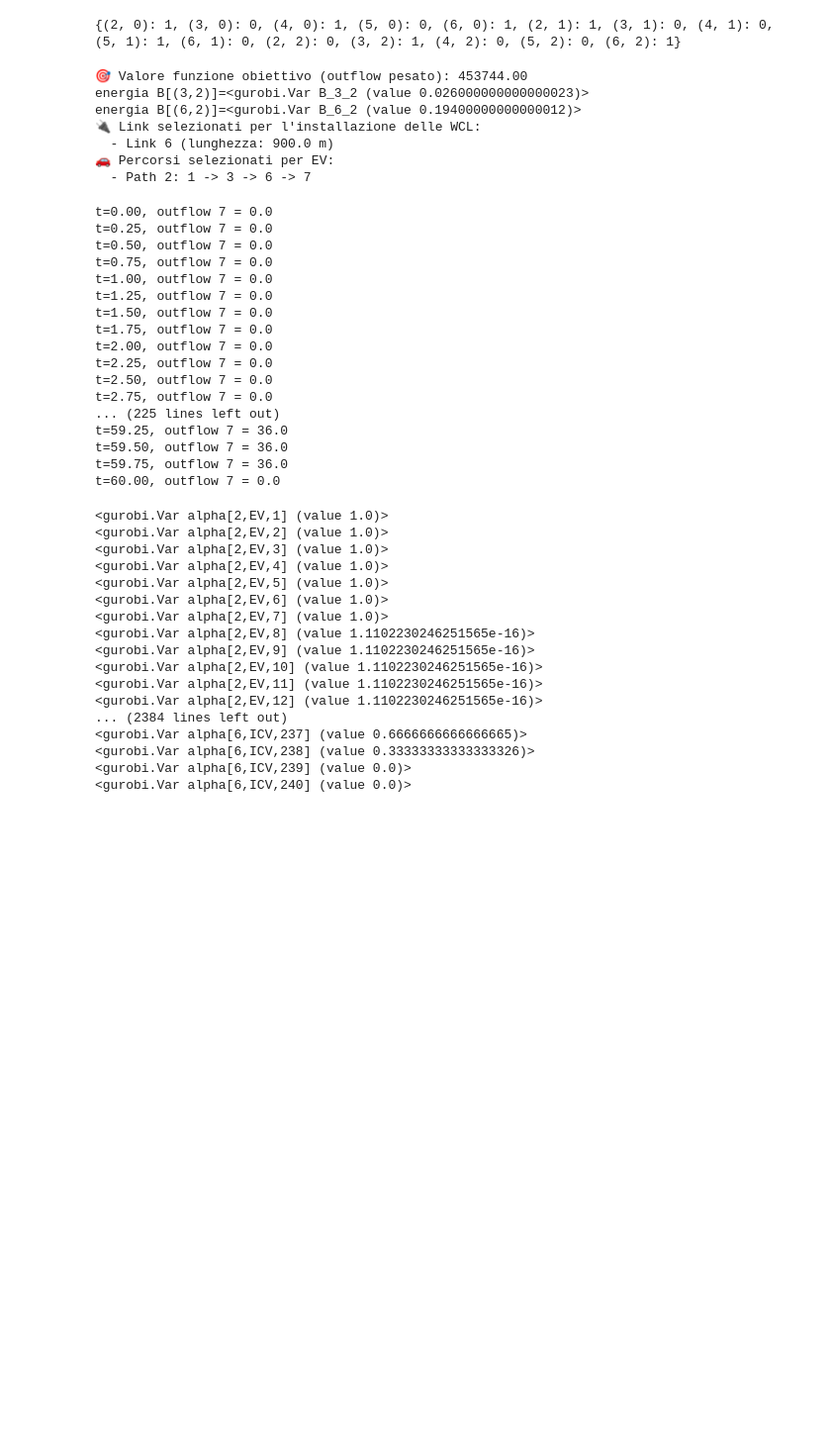
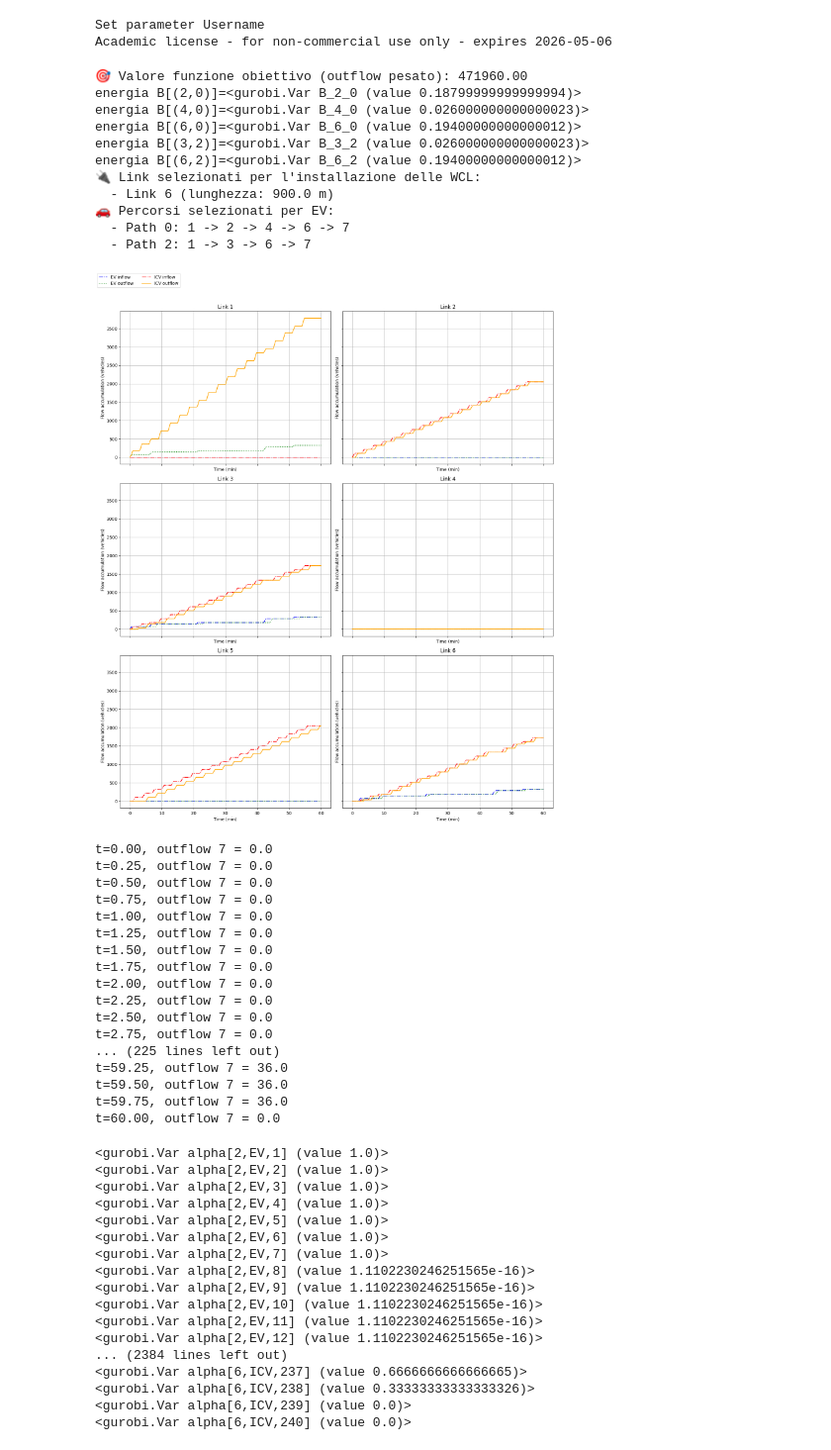
Before and after one commit to saraserafino/WirelessChargingLanes-Optimisation, a Jupyter notebook: WCL giusta-Copy1.ipynb, the cells around one changed output. Shown: that part at 99% size. Cells and saved outputs as stored; diff of their text form; code cells hidden in the pictures; blank space fills up the shorter version.

Commit message:
plot figure 3

```diff
--- a/WCL giusta-Copy1.ipynb
+++ b/WCL giusta-Copy1.ipynb
@@ -13,7 +13,7 @@ D_ICV = 36.0 #* tau
 V = 900.0 #* tau
 W = 450.0 #* tau
 K = 0.12
-Q_a = K * V * W *tau / (V + W)
+Q_a = K * V * W / (V + W)
 
 # Link lengths
 length = {1: 0.0, 2: 900.0, 3: 1800.0, 4: 900.0, 5: 3600.0, 6: 900.0, 7: 0.0}
@@ -166,10 +166,9 @@ for a in E_A: ##senza definire nuove cose è uguale a quello sopra
         model.addConstr(alpha[a, "EV", i] <= gp.quicksum(y[p] for p in paths if delta[(a, p)] == 1))
 
 model.optimize()
+# %% [output]
+Set parameter Username
+Academic license - for non-commercial use only - expires 2026-05-06
-# %%
-print(delta)
-# %% [output]
-{(2, 0): 1, (3, 0): 0, (4, 0): 1, (5, 0): 0, (6, 0): 1, (2, 1): 1, (3, 1): 0, (4, 1): 0, (5, 1): 1, (6, 1): 0, (2, 2): 0, (3, 2): 1, (4, 2): 0, (5, 2): 0, (6, 2): 1}
 # %%
 # === Output: WCL installation and EV path choices ===
 if model.status == GRB.OPTIMAL or model.status == GRB.SUBOPTIMAL:
@@ -191,13 +190,59 @@ if model.status == GRB.OPTIMAL or model.status == GRB.SUBOPTIMAL:
 else:
     print("⚠️ Nessuna soluzione ottima trovata.")
 # %% [output]
-🎯 Valore funzione obiettivo (outflow pesato): 453744.00
+🎯 Valore funzione obiettivo (outflow pesato): 471960.00
+energia B[(2,0)]=<gurobi.Var B_2_0 (value 0.18799999999999994)>
+energia B[(4,0)]=<gurobi.Var B_4_0 (value 0.026000000000000023)>
+energia B[(6,0)]=<gurobi.Var B_6_0 (value 0.19400000000000012)>
 energia B[(3,2)]=<gurobi.Var B_3_2 (value 0.026000000000000023)>
 energia B[(6,2)]=<gurobi.Var B_6_2 (value 0.19400000000000012)>
 🔌 Link selezionati per l'installazione delle WCL:
   - Link 6 (lunghezza: 900.0 m)
 🚗 Percorsi selezionati per EV:
+  - Path 0: 1 -> 2 -> 4 -> 6 -> 7
   - Path 2: 1 -> 3 -> 6 -> 7
+# %%
+import matplotlib.pyplot as plt
+import numpy as np
+
+x_time = [i * tau for i in range(N+1)]
+
+def cumulative_series(values):
+    return np.cumsum(values)
+
+#fig, axes = plt.subplots(nrows=2, ncols=3, figsize=(20, 10), sharex=True, sharey=True)
+fig, axes = plt.subplots(nrows=3, ncols=2, figsize=(15, 18), sharex=True, sharey=True)
+axes = axes.flatten()
+
+for idx, a in enumerate(E[:-1]):
+    ax = axes[idx]
+
+    EV_inflow = [sum(f[("EV", b, a, i)].X for b in pred[a]) for i in range(N+1)]
+    EV_outflow = [sum(f[("EV", a, b, i)].X for b in succ[a]) for i in range(N+1)]
+    ICV_inflow = [sum(f[("ICV", b, a, i)].X for b in pred[a]) for i in range(N+1)]
+    ICV_outflow = [sum(f[("ICV", a, b, i)].X for b in succ[a]) for i in range(N+1)]
+
+    ax.plot(x_time, cumulative_series(EV_inflow), label="EV inflow", linestyle='dashdot', color='blue')
+    ax.plot(x_time, cumulative_series(EV_outflow), label="EV outflow", linestyle='dotted', color='green')
+    ax.plot(x_time, cumulative_series(ICV_inflow), label="ICV inflow", linestyle='dashdot', color='red')
+    ax.plot(x_time, cumulative_series(ICV_outflow), label="ICV outflow", linestyle='solid', color='orange')
+
+    ax.set_title(f"Link {a}")
+    ax.set_xlabel("Time (min)")
+    ax.set_ylabel("Flow accumulation (vehicles)")
+    ax.grid(True)
+
+# Nasconde i plot extra se E_A ha meno di 6 link
+for j in range(len(E), len(axes)):
+    fig.delaxes(axes[j])
+
+# Una sola legenda comune
+handles, labels = ax.get_legend_handles_labels()
+fig.legend(handles, labels, ncol=2, loc='upper left')
+fig.tight_layout(rect=[0, 0, 1, 0.95])
+plt.show()
+# %% [output]
+[figure, added]
 # %%
 for i in range(N+1):
     print(f"t={i*tau:.2f}, outflow 7 =", sum(f[(m,b,7,i)].X for m in classes for b in pred[7]))
```
Also changed, not shown: 2 other files.
